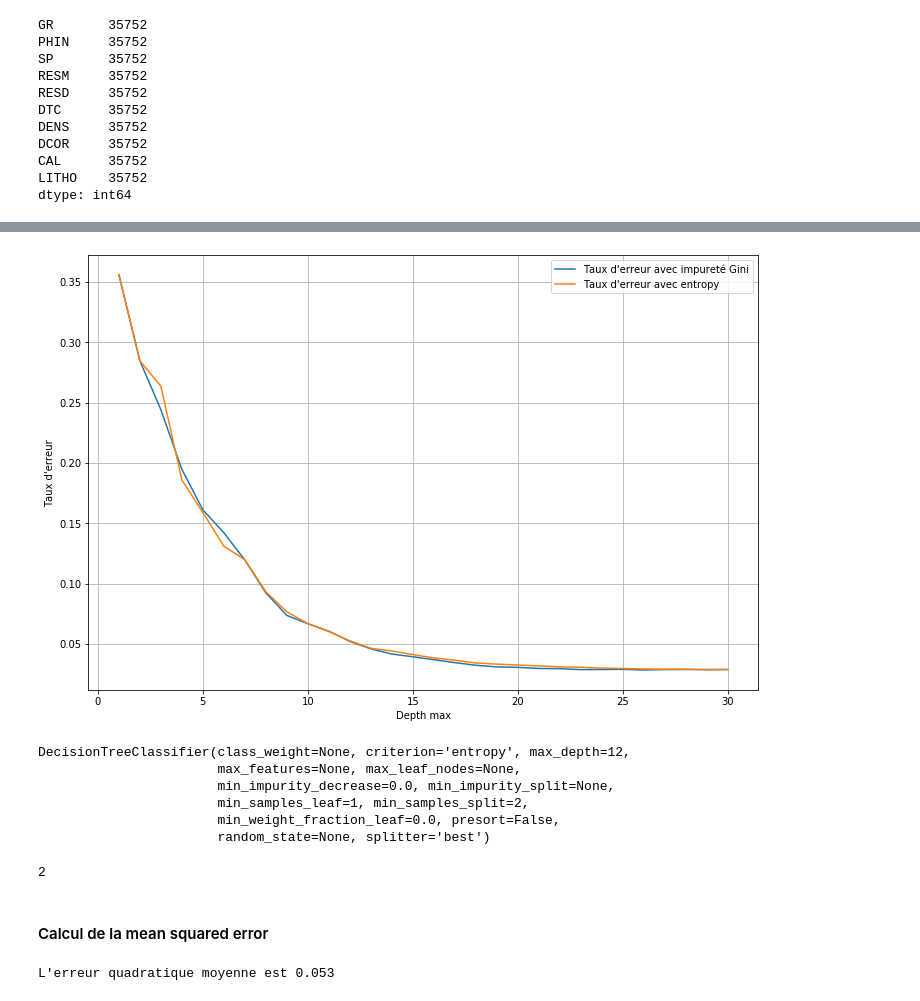
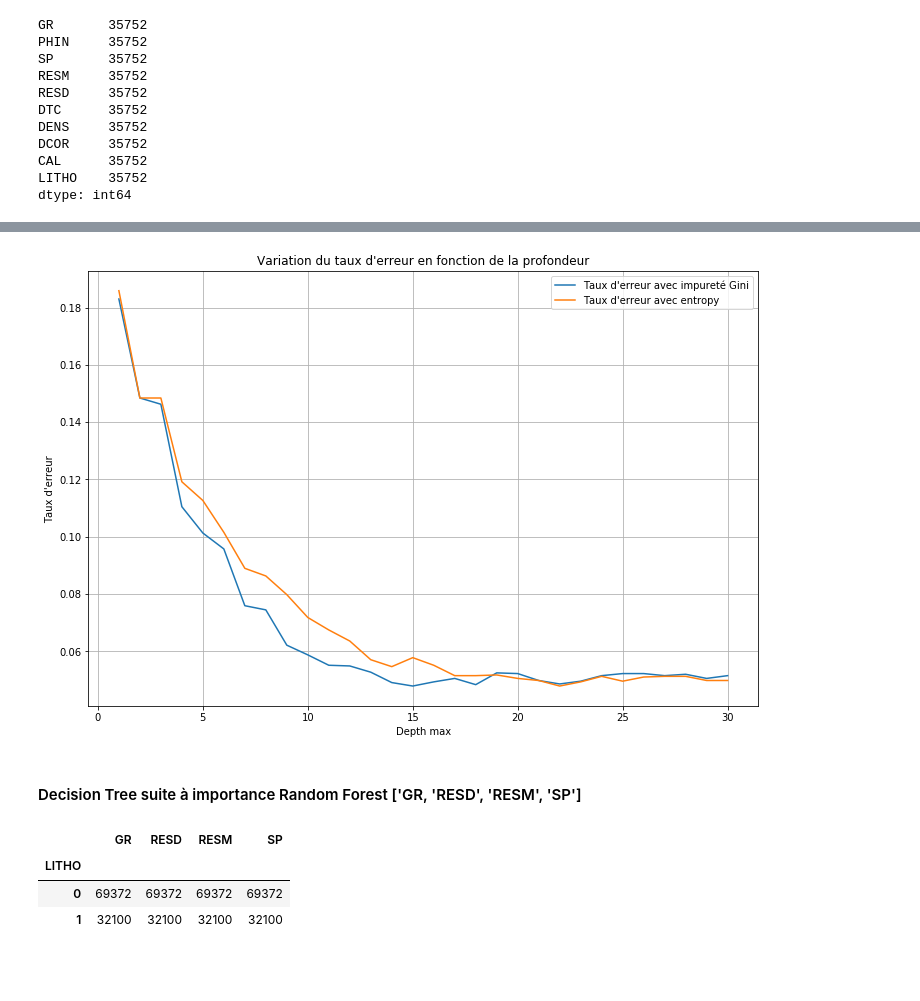
Before and after one commit to pfangue/INFMDI721, a Jupyter notebook: projet_fil_rouge/algos_ml_fil_rouge.ipynb, the cells around one changed output, grey strips where cells are left out. Cells and saved outputs as stored; diff of their text form; code cells hidden in the pictures; blank space fills up the shorter version.

```diff
--- a/projet_fil_rouge/algos_ml_fil_rouge.ipynb
+++ b/projet_fil_rouge/algos_ml_fil_rouge.ipynb
@@ -366,0 +429,2 @@ data_geox_dt_med.head()
+# %%
+data_geox_ml_gr_pe = pd.DataFrame(data_geox_ml[(data_geox_ml['GR'].isna() != True) & (data_geox_ml['CAL'].isna() != True) & (data_geox_ml['DCOR'].isna() != True) & (data_geox_ml['DENS'].isna() != True) & (data_geox_ml['PHIN'].isna() != True) & (data_geox_ml['RESD'].isna() != True) & (data_geox_ml['RESM'].isna() != True) & (data_geox_ml['SP'].isna() != True) & (data_geox_ml['PE'].isna() != True)], columns=['GR','CAL','DCOR','DENS','PHIN','RESD','RESM','SP', 'PE','LITHO'])
@@ -366,0 +438,9 @@ data_geox_dt_med.head()
+# %%
+col_x = ['GR','CAL','DCOR','DENS','PHIN','RESD','RESM','SP','PE']
+X_train_gr_pe, X_test_gr_pe, y_train_gr_pe, y_test_gr_pe = model_selection.train_test_split(data_geox_ml_gr_pe[col_x],data_geox_ml_gr_pe['LITHO'], test_size=0.2)
+# %%
+decisionTree(X_train_gr_pe, X_test_gr_pe, y_train_gr_pe, y_test_gr_pe)
+# %% [output]
+[figure, added]
+# %% [markdown]
+#### Decision Tree suite à importance Random Forest ['GR, 'RESD', 'RESM', 'SP']
@@ -367 +449,8 @@ data_geox_dt_med.head()
+# %%
+data_geox_ml_rimp.groupby(['LITHO']).count()
+# %% [output]
+|  | GR | RESD | RESM | SP |
+| LITHO |  |  |  |  |
+| 0 | 69372 | 69372 | 69372 | 69372 |
+| 1 | 32100 | 32100 | 32100 | 32100 |
 # %%
@@ -369,28 +458,0 @@ X_train_med, X_test_med, y_train_med, y_test_med = model_selection.train_test_sp
-# %%
-decisionTree(X_train_med, X_test_med, y_train_med, y_test_med)
-# %% [output]
-[figure, removed]
-# %%
-decision_tree_med =  tree.DecisionTreeClassifier(max_depth = 12, criterion='entropy')
-decision_tree_med.fit(X_train_med, y_train_med)
-# %% [output]
-DecisionTreeClassifier(class_weight=None, criterion='entropy', max_depth=12,
-                       max_features=None, max_leaf_nodes=None,
-                       min_impurity_decrease=0.0, min_impurity_split=None,
-                       min_samples_leaf=1, min_samples_split=2,
-                       min_weight_fraction_leaf=0.0, presort=False,
-                       random_state=None, splitter='best')
-# %%
-export_graphviz(decision_tree_med, out_file="tree-vis-med.dot", filled=True)
-os.system("dot -Tpdf tree-vis-med.dot -o tree-vis-med.pdf")
-os.system("evince tree-vis-med.pdf")
-# %% [output]
-2
-# %% [markdown]
-#### Calcul de la mean squared error
-# %%
-y_test_med_predict = decision_tree_med.predict(X_test_med)
-mse_mean_med = metrics.mean_squared_error(y_test_med, y_test_med_predict)
-print("L'erreur quadratique moyenne est "+str(round(mse_mean_med,3)))
-# %% [output]
-L'erreur quadratique moyenne est 0.053
```
Also changed, not shown: parts of 33 cells of this notebook.
